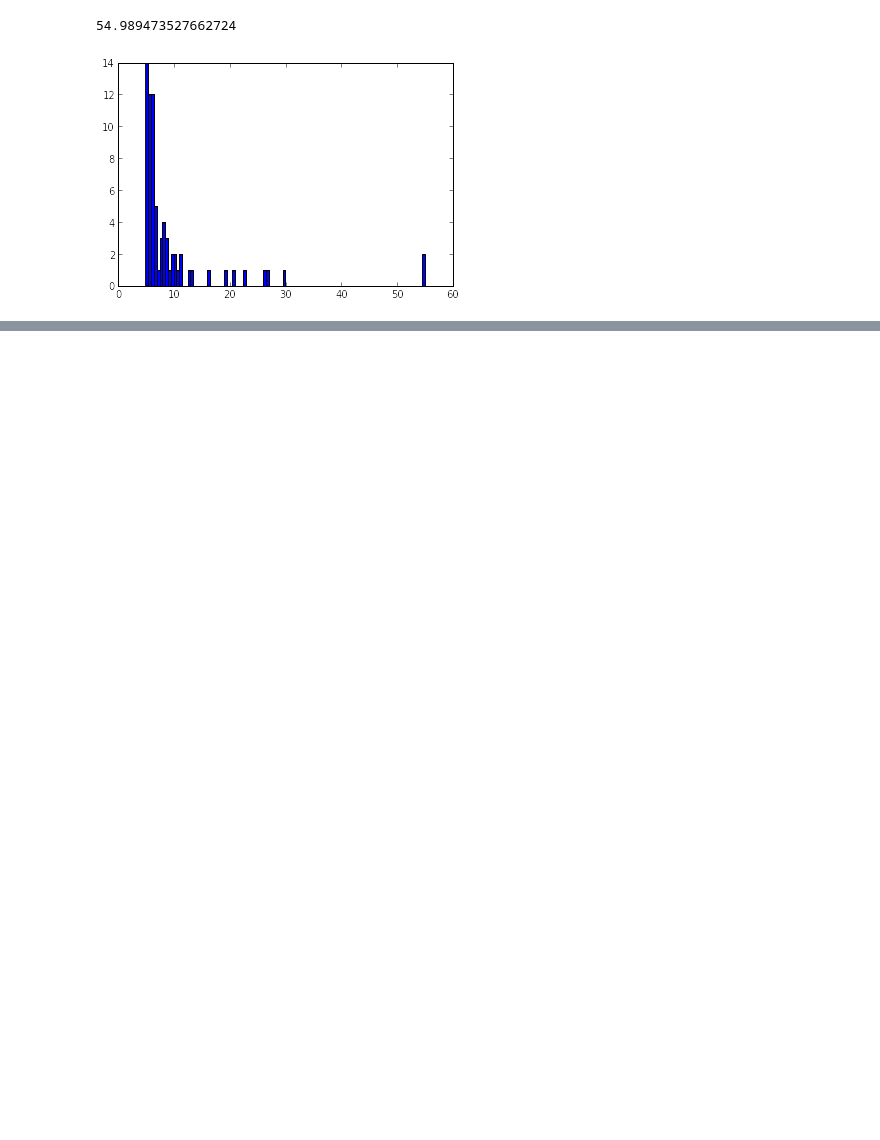
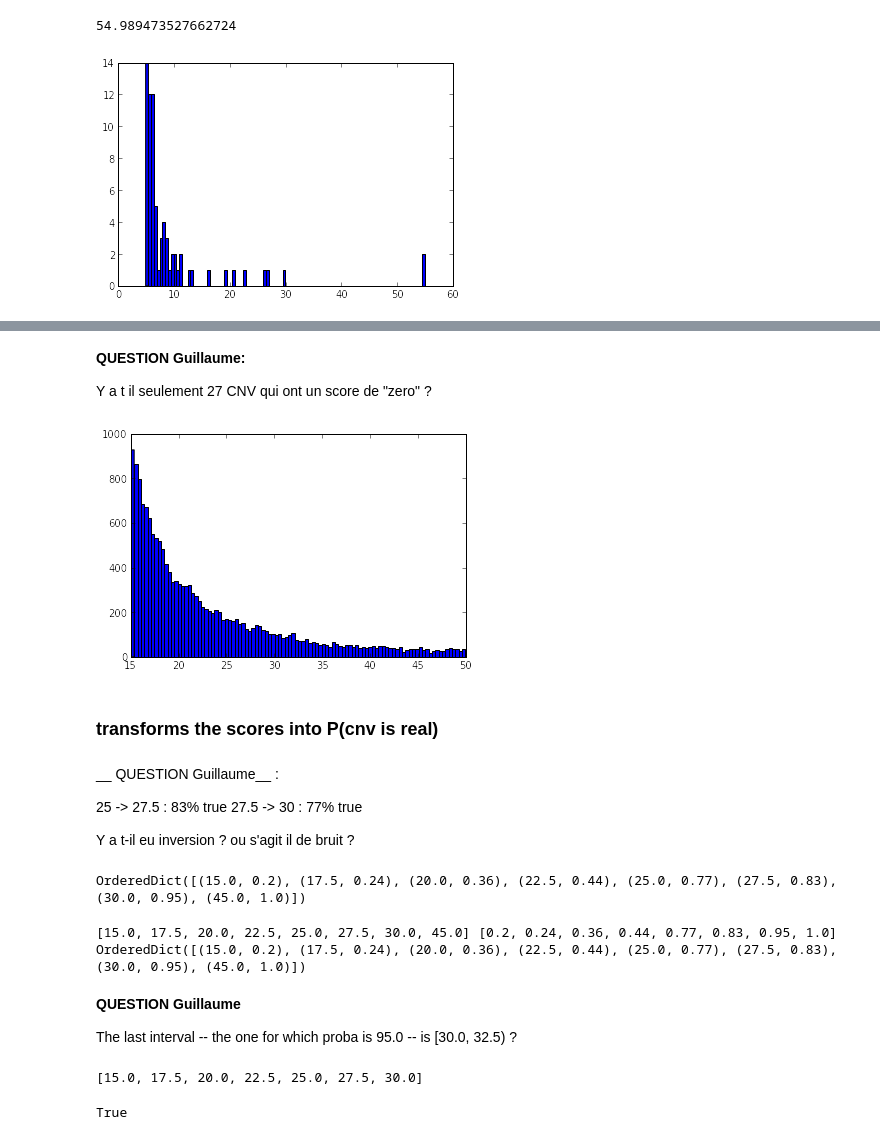
Before and after one commit to jbpoline/cnv_analysis, a Jupyter notebook: CNV_guillaume_huguet.ipynb, the cells around one changed output, grey strips where cells are left out. Cells and saved outputs as stored; diff of their text form; code cells hidden in the pictures; blank space fills up the shorter version.

```diff
--- a/CNV_guillaume_huguet.ipynb
+++ b/CNV_guillaume_huguet.ipynb
@@ -169,0 +252,12 @@ h = plt.hist(danger_scores[danger_scores > sst.scoreatpercentile(danger_scores,
+# %% [markdown]
+__QUESTION Guillaume:__
+
+Y a t il seulement 27 CNV qui ont un score de "zero" ?
+# %%
+clean_score = tmp
+clean_score[tmp==0.] = tmp.max()
+h = plt.hist(tmp[tmp < 50], bins=100)
+# %% [output]
+[figure, added]
+# %% [markdown]
+### transforms the scores into P(cnv is real)
@@ -169,0 +276,37 @@ h = plt.hist(danger_scores[danger_scores > sst.scoreatpercentile(danger_scores,
+# %% [markdown]
+__ QUESTION Guillaume__ :
+
+25 -> 27.5 : 83% true
+27.5 -> 30 : 77% true
+
+Y a t-il eu inversion ? ou s'agit il de bruit ?
+# %%
+from collections import OrderedDict
+
+p_cvn = OrderedDict({})
+for line in prob_cnv_vrai.splitlines():
+    line = line.split('\t')
+    # print(line)
+    p_cvn[float(line[0].replace(',','.'))] = float(line[1])/100.
+
+p_cvn[45.] = 1.
+
+# CORRECTION for a possible inversion - or simply "smooth" the curve !
+
+p_cvn[25], p_cvn[27.5] = p_cvn[27.5] , p_cvn[25]
+
+print(p_cvn)
+# %% [output]
+OrderedDict([(15.0, 0.2), (17.5, 0.24), (20.0, 0.36), (22.5, 0.44), (25.0, 0.77), (27.5, 0.83), (30.0, 0.95), (45.0, 1.0)])
+# %%
+# here I decide that above 45 proba is 1.
+
+print(p_cvn.keys(), p_cvn.values())
+print(p_cvn)
+# %% [output]
+[15.0, 17.5, 20.0, 22.5, 25.0, 27.5, 30.0, 45.0] [0.2, 0.24, 0.36, 0.44, 0.77, 0.83, 0.95, 1.0]
+OrderedDict([(15.0, 0.2), (17.5, 0.24), (20.0, 0.36), (22.5, 0.44), (25.0, 0.77), (27.5, 0.83), (30.0, 0.95), (45.0, 1.0)])
+# %% [markdown]
+__QUESTION Guillaume__
+
+The last interval -- the one for which proba is 95.0 -- is [30.0, 32.5) ?
@@ -169,0 +364,15 @@ h = plt.hist(danger_scores[danger_scores > sst.scoreatpercentile(danger_scores,
+# %%
+print(pf_cvn.keys())
+
+def test_pf_cvn():
+    assert pf_cvn[15](15) == .20
+    assert abs(pf_cvn[15](17.5) - pf_cvn[17.5](17.5)) < np.finfo(float).eps
+    assert abs(pf_cvn[17.5](20) - pf_cvn[20.](20.)) < np.finfo(float).eps
+    assert abs(pf_cvn[20.](22.5) - pf_cvn[22.5](22.5)) < np.finfo(float).eps
+    assert pf_cvn[30](45) == 1.
+    return True
+
+test_pf_cvn()
+# %% [output]
+[15.0, 17.5, 20.0, 22.5, 25.0, 27.5, 30.0]
+True
```
Also changed, not shown: parts of 19 cells of this notebook.
